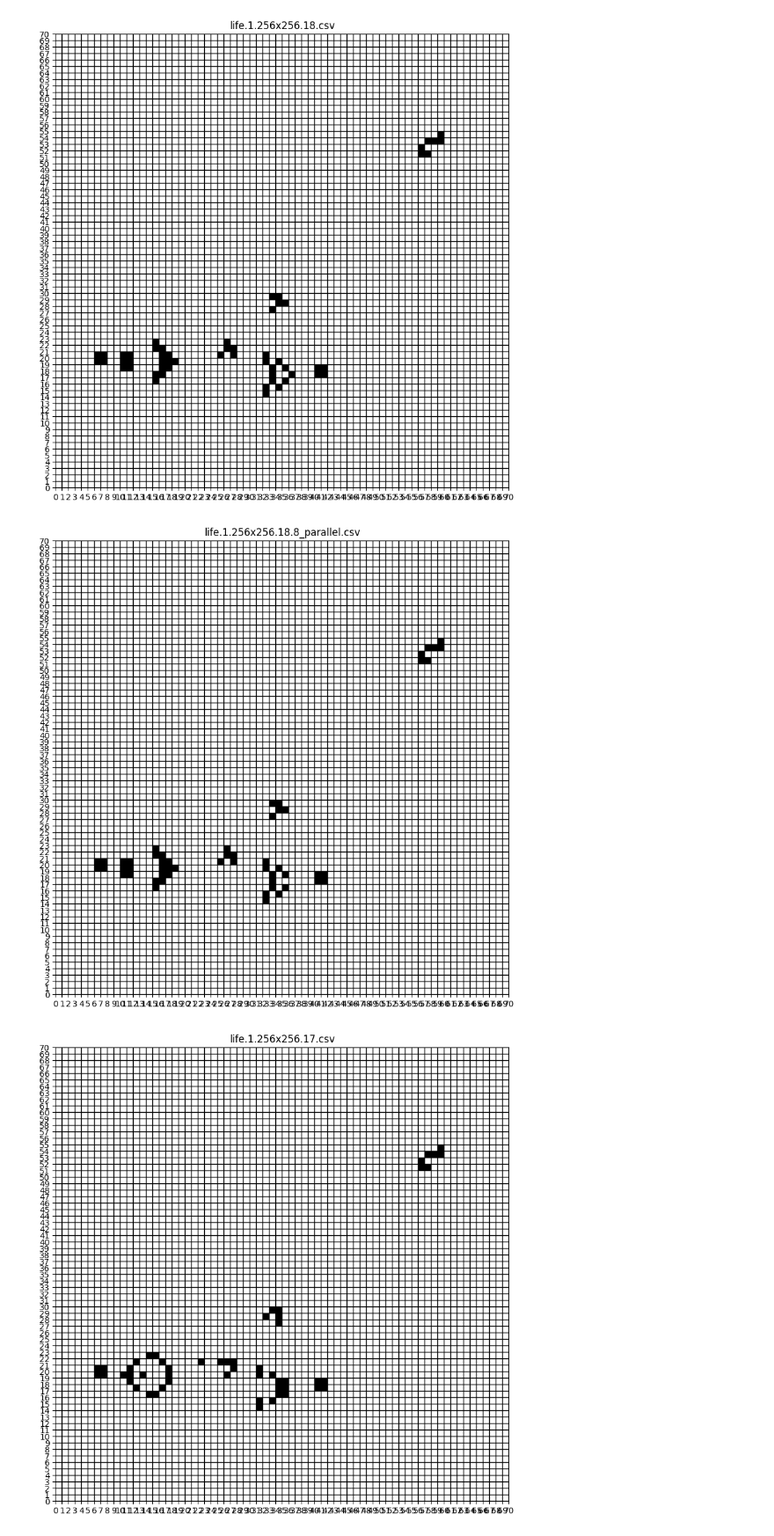
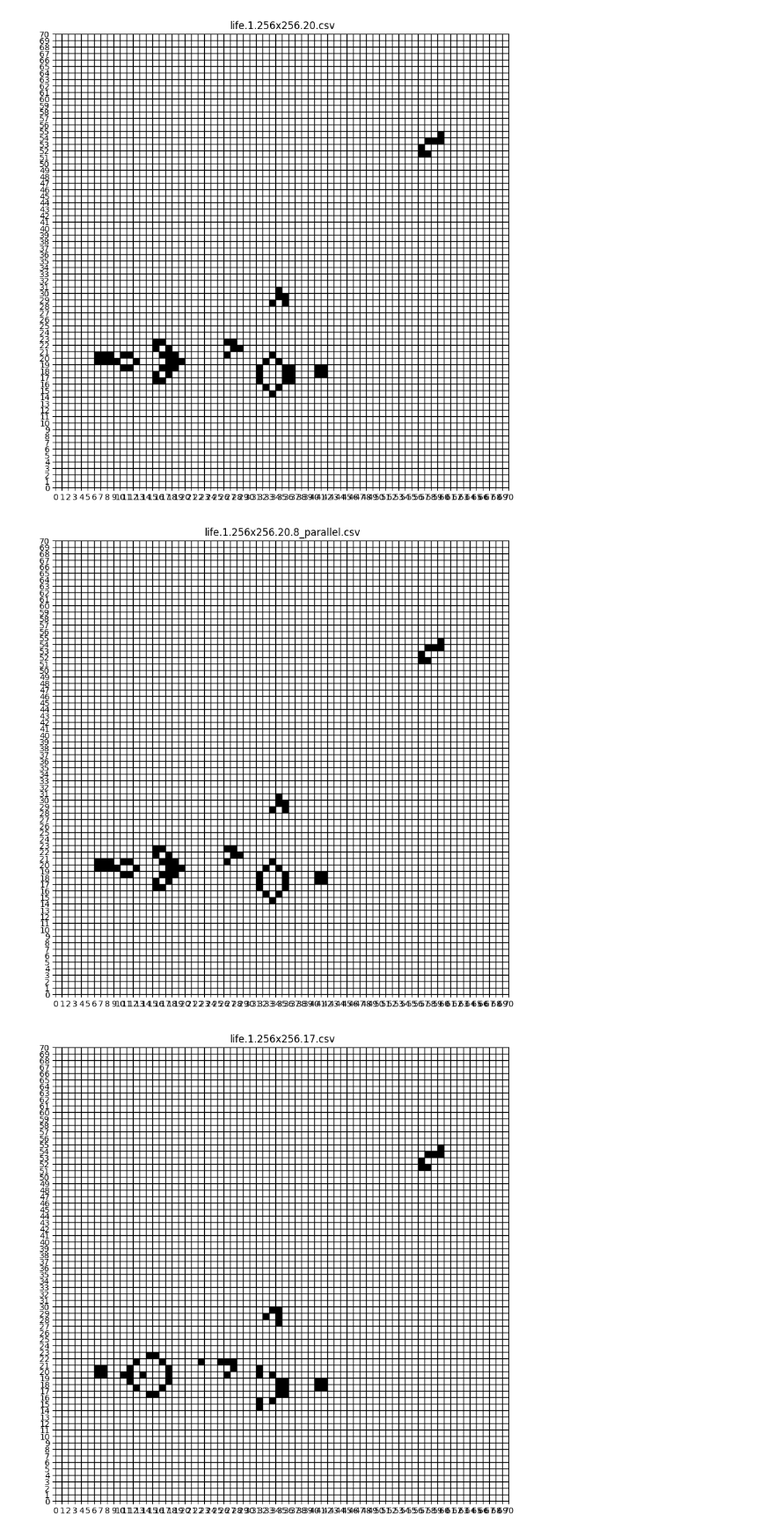
Before and after one commit to 5ean-github/CMSC616, a Jupyter notebook: visualize.ipynb, the cells around one changed output. Shown at 88% size. Drawn from its saved outputs; the diff is of its cells as text; code cells hidden in the pictures.

```diff
--- a/visualize.ipynb
+++ b/visualize.ipynb
@@ -58,18 +58,18 @@ def visualize_live_cells(csv_file, board_dimensions, view_window=None):
     plt.show()
 # %%
 # Example usage
-csv_file = "life.1.256x256.18.csv"  # Replace with the path to your CSV file
+csv_file = "life.1.256x256.20.csv"  # Replace with the path to your CSV file
 board_dimensions = (256, 256)  # Set the dimensions of the board (width, height)
 visualize_live_cells(csv_file, board_dimensions, (0, 70, 0, 70))
 # %% [output]
-[figure, old version]
+[figure, new version]
 # %%
 # Example usage
-csv_file = "life.1.256x256.18.8_parallel.csv"  # Replace with the path to your CSV file
+csv_file = "life.1.256x256.20.8_parallel.csv"  # Replace with the path to your CSV file
 board_dimensions = (256, 256)  # Set the dimensions of the board (width, height)
 visualize_live_cells(csv_file, board_dimensions, (0, 70, 0, 70))
 # %% [output]
-[figure, old version]
+[figure, new version]
 # %%
 csv_file = "life.1.256x256.17.csv"  # Replace with the path to your CSV file
 board_dimensions = (256, 256)  # Set the dimensions of the board (width, height)
```
Also changed, not shown: parts of 1 cell of this notebook, 1 other file.
